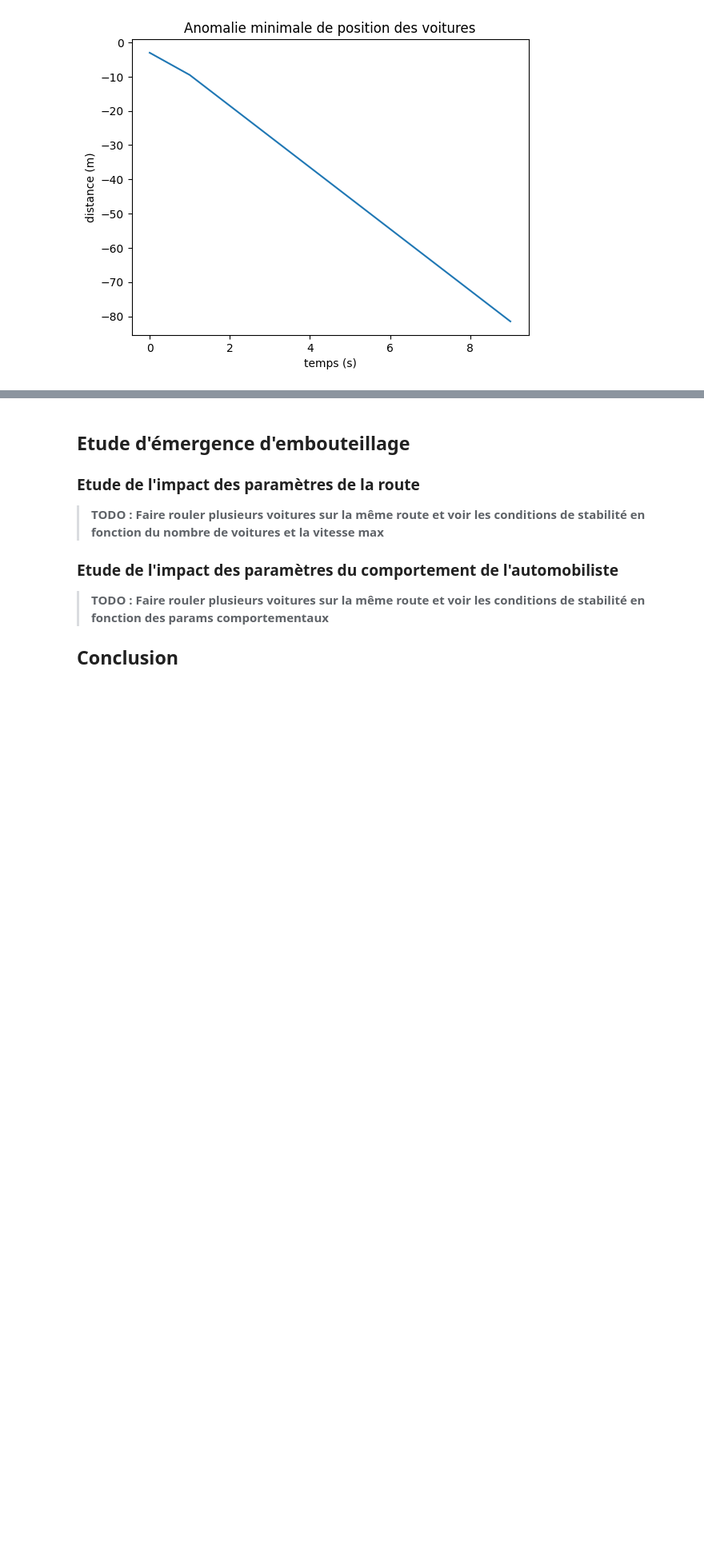
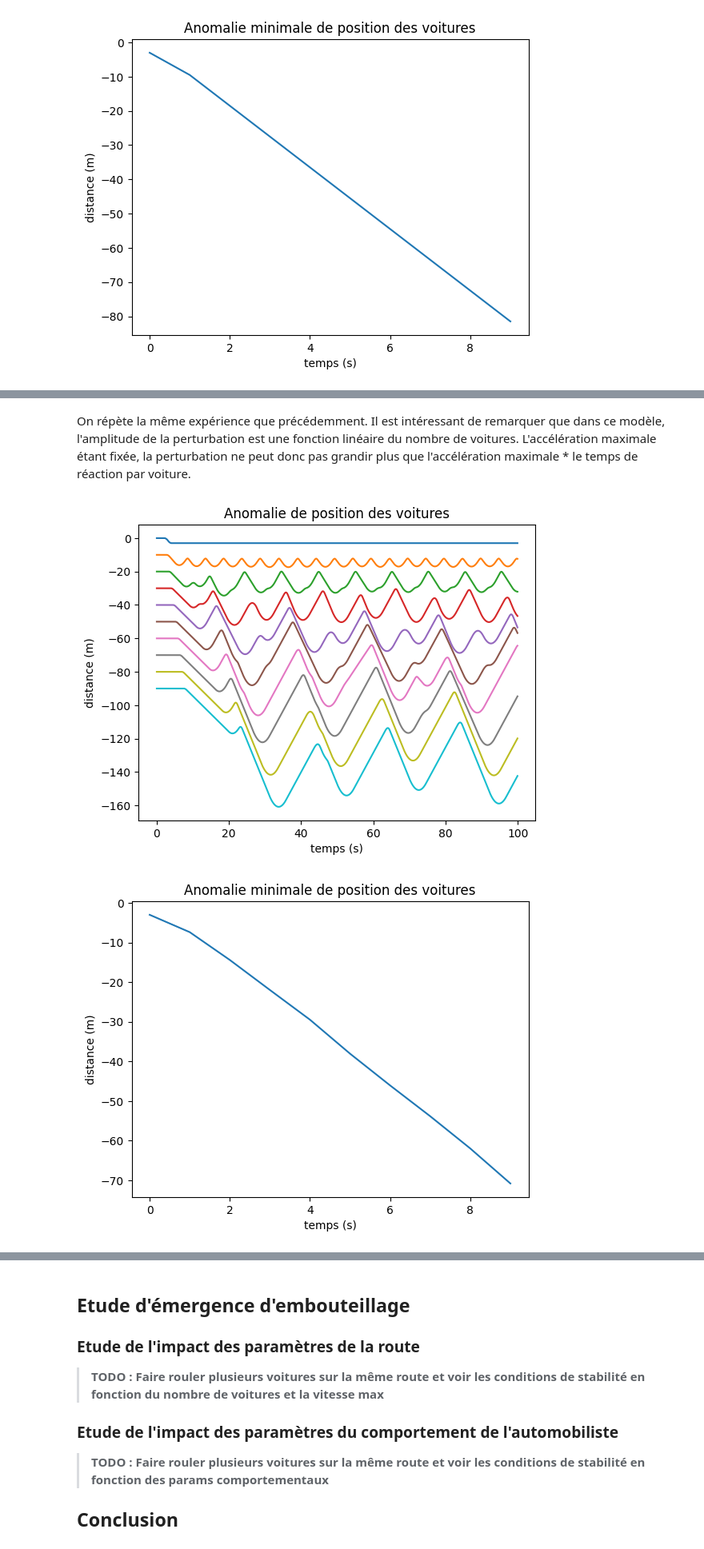
Before and after one commit to ThibautLavenant/phyMod_miniproject, a Jupyter notebook: MiniProject.ipynb, the cells around one changed output, grey strips where cells are left out. Shown at 80% size. Drawn from its saved outputs; the diff is of its cells as text; code cells hidden in the pictures; blank space fills up the shorter version.

Commit message:
Finalisation modèle accel continue + ajout fit des modèles

```diff
--- a/MiniProject.ipynb
+++ b/MiniProject.ipynb
@@ -990,3 +991,38 @@ plt.show()
+# %% [markdown]
+On répète la même expérience que précédemment. Il est intéressant de remarquer que dans ce modèle, l'amplitude de la perturbation est une fonction linéaire du nombre de voitures. L'accélération maximale étant fixée, la perturbation ne peut donc pas grandir plus que l'accélération maximale * le temps de réaction par voiture.
+# %%
+
+# On affiche la nouvelle cinématique
+np_times = np.arange(0, 100, 0.1) # en secondes
+nbCar = 10
+reacTime = 5
+initV = np.empty((nbCar, 2))
+l_algo = [algo_leadingCar if i == 0 else algo_simpleCar for i in range(nbCar)]
+for i in range(nbCar):
+    initV[i, :] = [(nbCar - i)*distanceMin,maxSpeed-3]
+np_carKinematics = getMultipleCarKinematics(np_times, nbCar, l_algo, initV, reacTime)
+
+# On affiche la distance séparant les voitures
+firstCarExpectedKinematic = initV[0,0] + initV[0,1]*np_times
+for i in range(nbCar):
+    plt.plot(np_times, np_carKinematics[i, 0, :] - firstCarExpectedKinematic)
+plt.title("Anomalie de position des voitures")
+plt.xlabel('temps (s)')
+plt.ylabel('distance (m)')
+plt.show()
+
+# On affiche la distance séparant les voitures
+minPosError = np.empty(nbCar)
+for i in range(nbCar):
+    minPosError[i] = min(np_carKinematics[i, 0, :] - (initV[i,0] + initV[i,1]*np_times))
+plt.plot(range(nbCar), minPosError)
+plt.title("Anomalie minimale de position des voitures")
+plt.xlabel('temps (s)')
+plt.ylabel('distance (m)')
+plt.show()
+# %% [output]
+[figure, added]
+[figure, added]
 # %% [markdown]
 ## Comparaison des modèles
 
```
Also changed, not shown: parts of 22 cells of this notebook, 1 other file.
